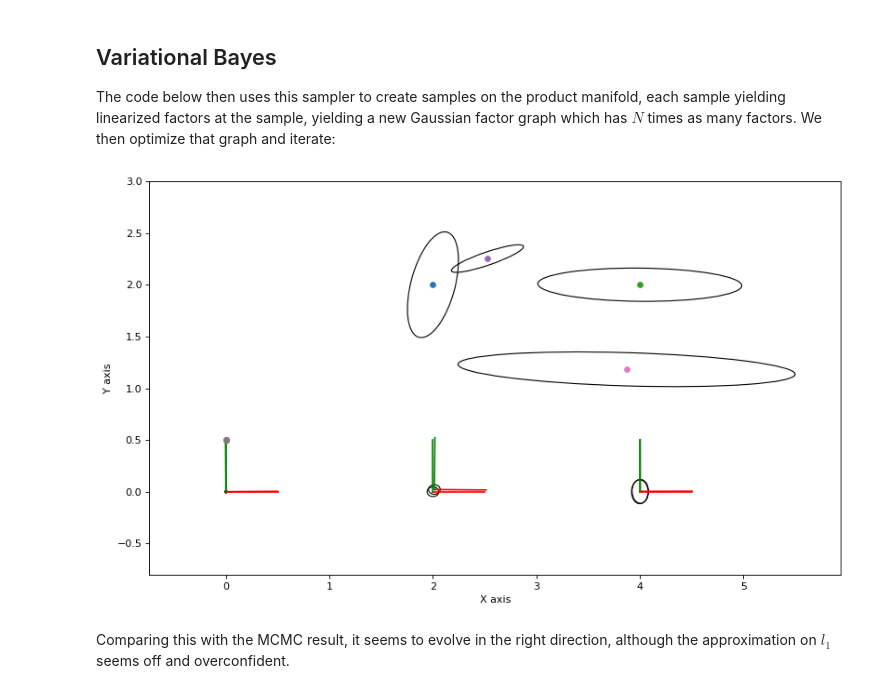
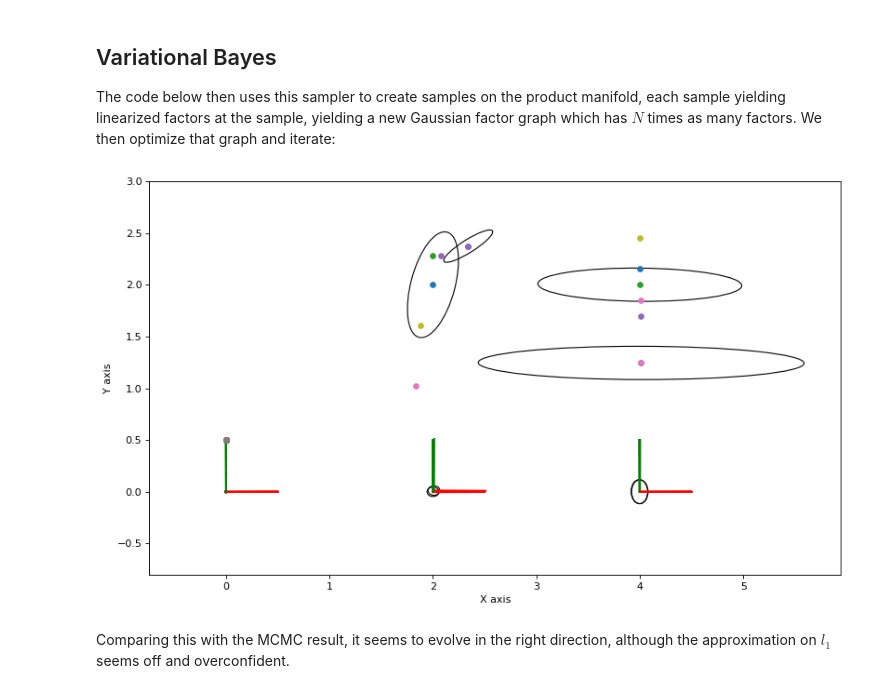
Before and after one commit to gtbook/gtsam-examples, a Jupyter notebook: PlanarSLAMExample_gvi.ipynb, the cells around one changed output. Saved outputs shown, nothing was run; the diff lists cells and outputs as text; code cells hidden in the pictures.

```diff
--- a/PlanarSLAMExample_gvi.ipynb
+++ b/PlanarSLAMExample_gvi.ipynb
@@ -139,35 +141,39 @@ values.insert(l2, Point2(4, 2))
 big_graph = graph.linearize(values)  # first time it's small!
 bayes_net = big_graph.eliminateSequential()
 
 make_figure()
 
 for it in range(5):
     # Use the Bayes net to sample from q:
     tangent_samples = sample_gaussian(bayes_net, N)
     manifold_samples = [perturb(tangent_samples, values, s) for s in range(N)]
 
     # Add new linearized factors for every sample:
     big_graph = gtsam.GaussianFactorGraph()
     for manifold_sample in manifold_samples:
         sample_graph = graph.linearize(manifold_sample)
         big_graph.push_back(sample_graph)
 
     # Solve by calculating Bayes net and solving:
     bayes_net = big_graph.eliminateSequential()
     delta = bayes_net.optimize()
 
     # update non-linear estimate
     values = values.retract(delta)
+    for key in [x1, x2, x3]:
+        gtsam_plot.plot_pose2(0, values.atPose2(key), 0.5)
+    for key in [l1, l2]:
+        gtsam_plot.plot_point2(0, values.atPoint2(key), 0.5)
 
 # show new covariances
 new_marginals = gtsam.Marginals(big_graph, values)
 for key in [x1, x2, x3]:
     gtsam_plot.plot_pose2(0, values.atPose2(key), 0.5,
-                        N*new_marginals.marginalCovariance(key))
+                          N*new_marginals.marginalCovariance(key))
 for key in [l1, l2]:
     gtsam_plot.plot_point2(0, values.atPoint2(key), 0.5,
-                        N*new_marginals.marginalCovariance(key))
+                           N*new_marginals.marginalCovariance(key))
 # %% [output]
-[figure, old version]
+[figure, new version]
 # %% [markdown]
 Comparing this with the MCMC result, it seems to evolve in the right direction, although the approximation on $l_1$ seems off and overconfident.
```
Also changed, not shown: parts of 2 cells of this notebook, 2 other files.
